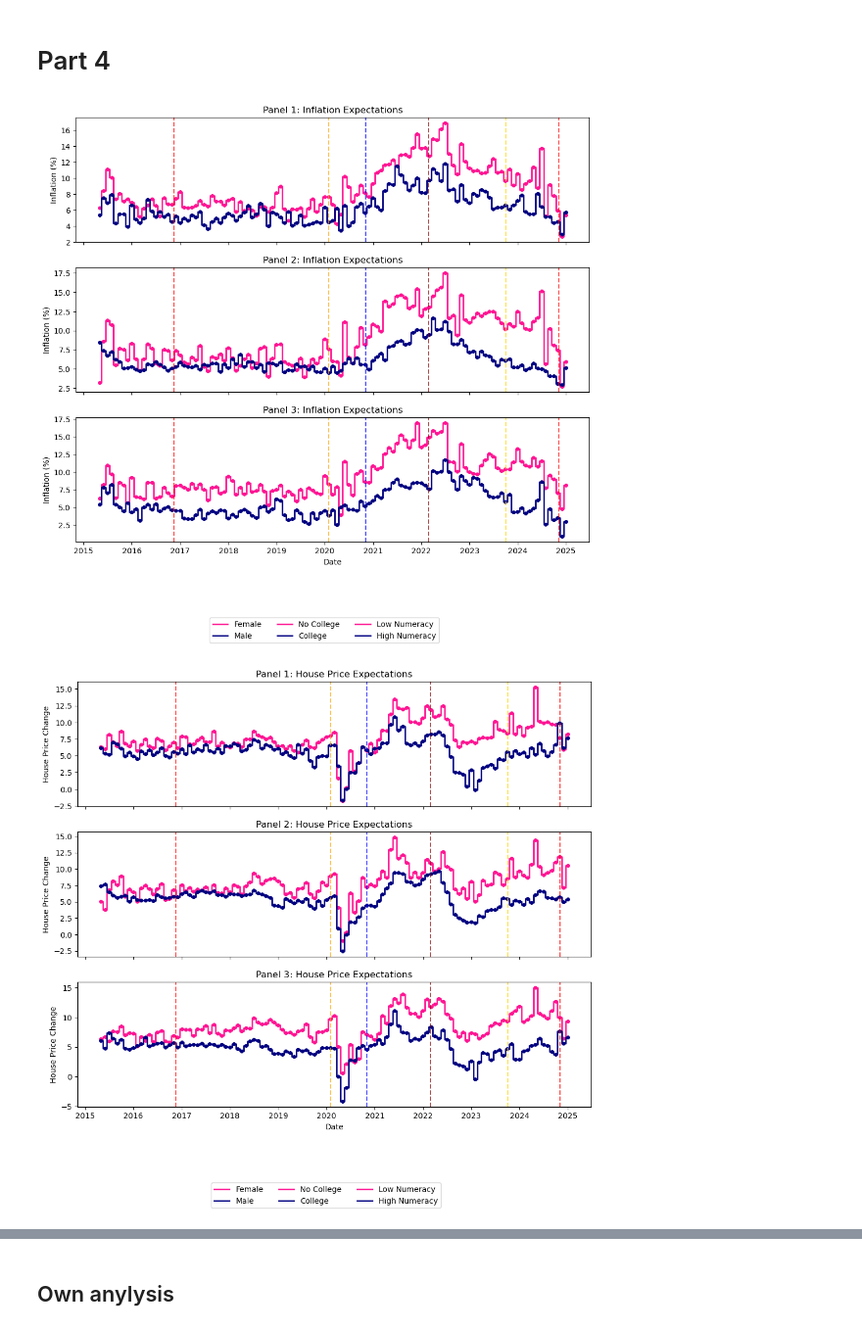
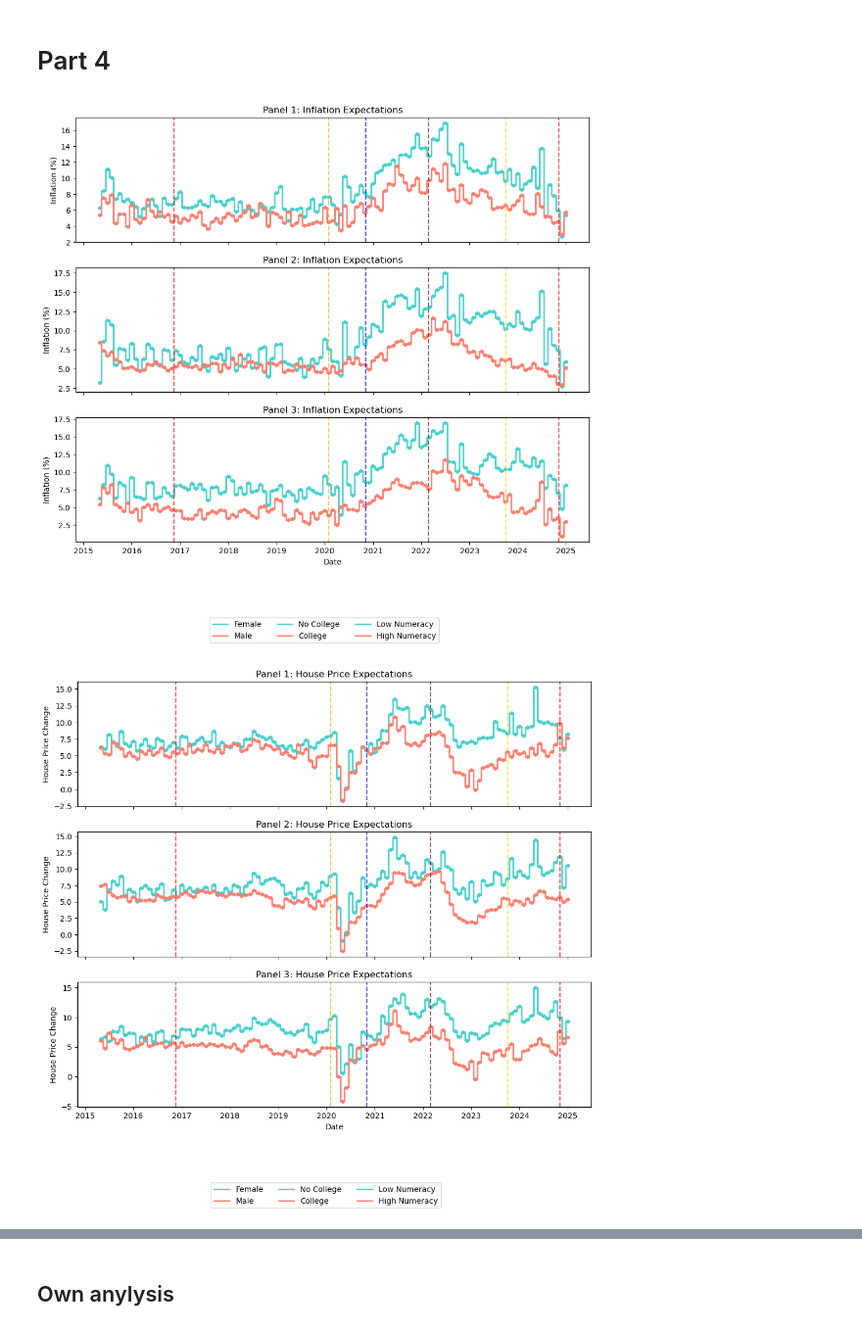
Before and after one commit to MarcDiechler/Tech2-Term-Paper, a Jupyter notebook: Term-paper/final_v1.ipynb, the cells around one changed output, grey strips where cells are left out. Shown at 98% size. Saved outputs shown, nothing was run; the diff lists cells and outputs as text; code cells hidden in the pictures.

Commit message:
changed graphs and colours

```diff
--- a/Term-paper/final_v1.ipynb
+++ b/Term-paper/final_v1.ipynb
@@ -9,7 +8,7 @@ import matplotlib.lines as mlines
 # %%
 #1.1
 # Path to the data directory (relative to the repository root)
-data_path = 'Term-paper/data'  # Since we're already in the Term-paper folder
+data_path = 'data'  # Since we're already in the Term-paper folder
 
 # Get list of CSV files using os.listdir (more reliable across systems)
 try:
@@ -448,7 +447,7 @@ panels = [
     ('Panel 3', ['Low Numeracy', 'High Numeracy'])
 ]
 
-colors = ['deeppink', 'navy']
+colors = ['mediumturquoise', 'salmon']
 
 # Helper to add events
 def add_events(ax, events):
@@ -467,32 +466,32 @@ for title, var, ylabel in variables_info:
         ax.set_title(f'{panel_title}: {title}')
         ax.set_ylabel(ylabel)
         add_events(ax, events)
 
     axes[2].set_xlabel('Date')
 
     # Collect handles for single legend
     handles, labels = [], []
     for ax in axes:
         for h, l in zip(*ax.get_legend_handles_labels()):
             if l not in labels:
                 handles.append(h)
                 labels.append(l)
     fig.legend(handles, labels, loc='upper center', bbox_to_anchor=(0.5, -0.02), ncol=3, fontsize=10)
 
 
 # Create custom legend handles for vertical lines
 event_handles = [mlines.Line2D([], [], color=color, linestyle='--', label=label)
                  for _, label, color in events]
 
 # Plot dummy figure for legend
 fig, ax = plt.subplots(figsize=(8, 1))
 ax.axis('off')  # Hide axes
 
 # The legend
 ax.legend(handles=event_handles, loc='center', ncol=3, frameon=False, fontsize=10)
 
 plt.tight_layout(rect=[0, 0.05, 1, 1])
 plt.show()
 # %% [output]
-[figure, old version]
+[figure, new version]
-[figure, old version]
+[figure, new version]
```
Also changed, not shown: parts of 5 cells of this notebook.
